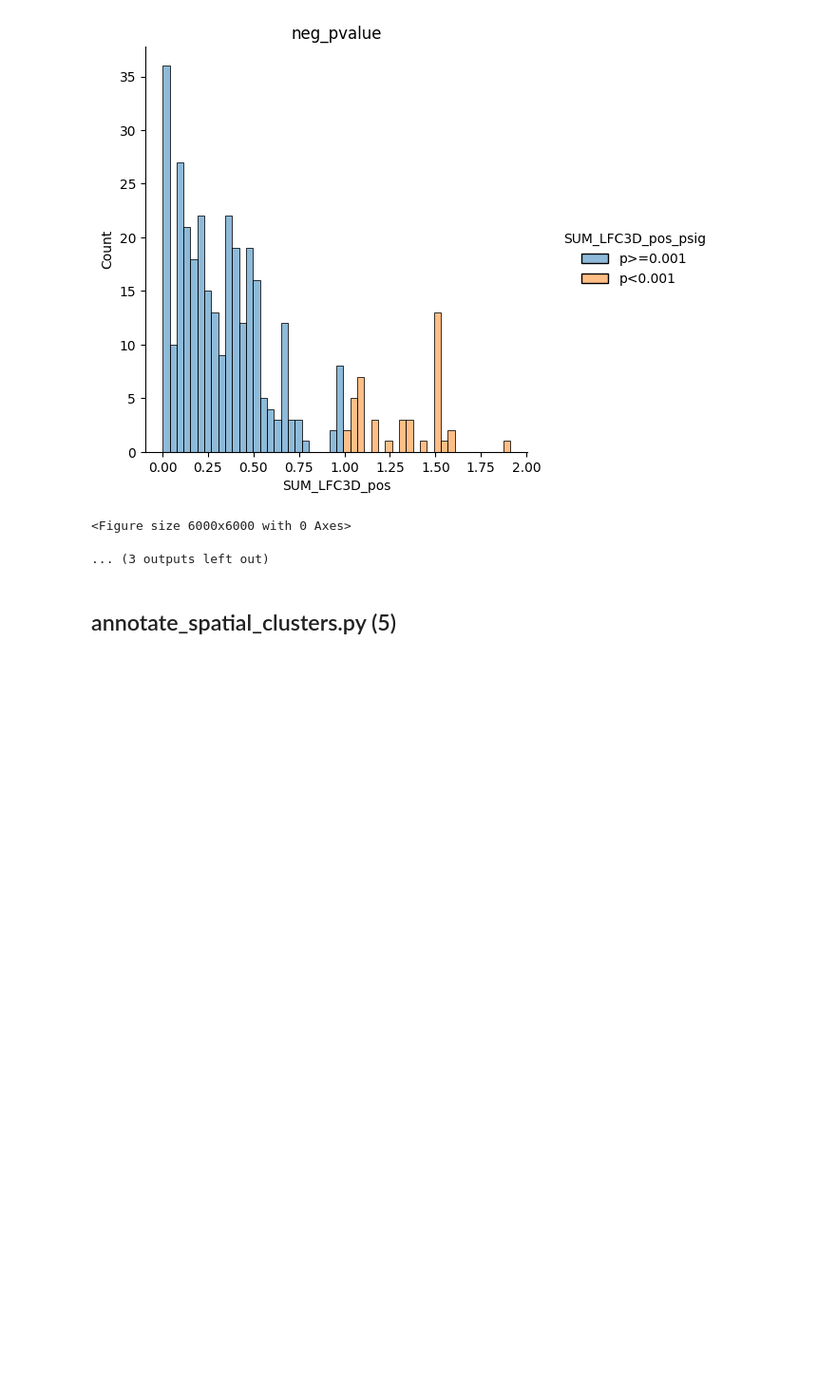
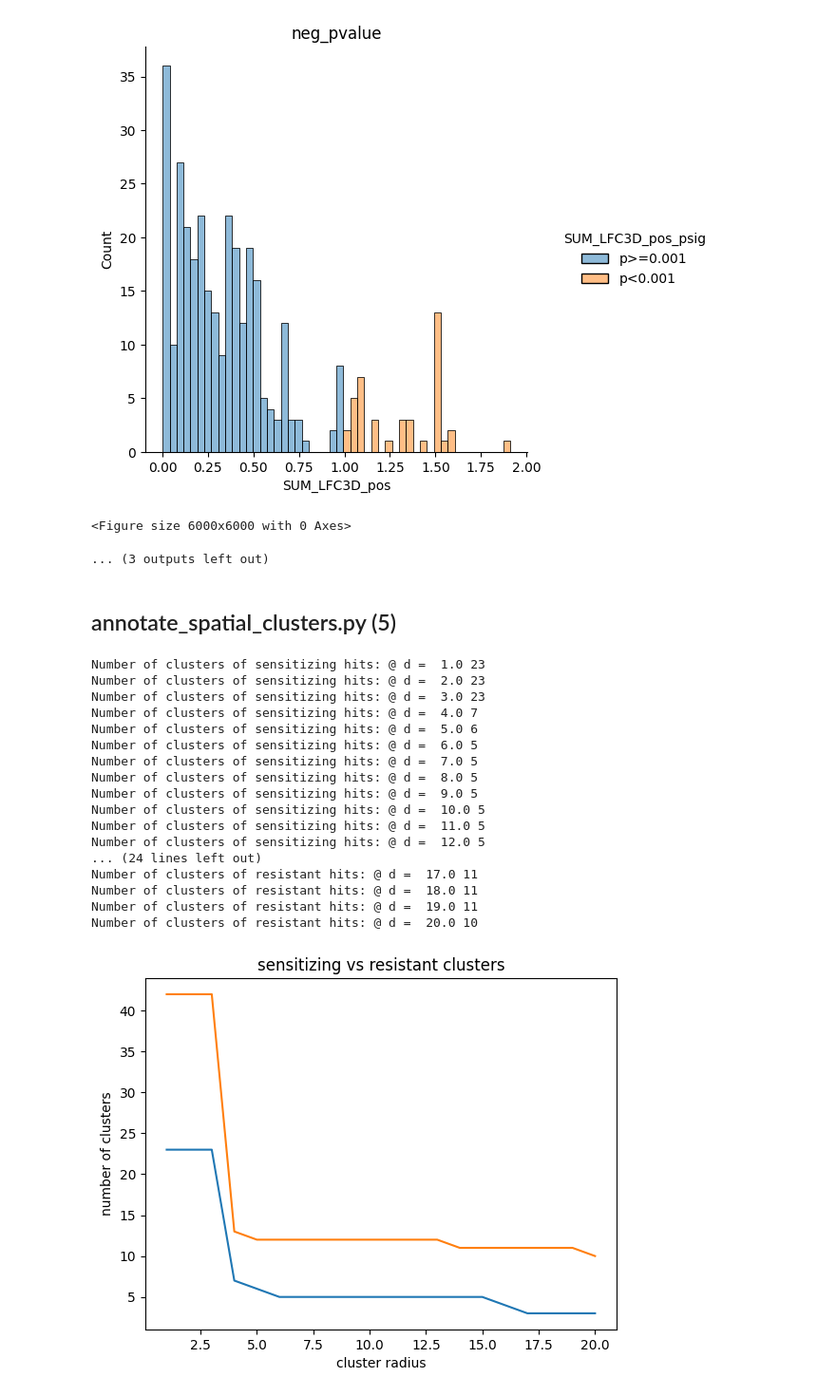
Before and after one commit to broadinstitute/BEClust3D, a Jupyter notebook: beclust3d/dev_testing.ipynb, the cells around one changed output. Shown at 95% size. Cells and saved outputs as stored; diff of their text form; code cells hidden in the pictures; blank space fills up the shorter version.

Commit message:
refactor and add test for annotate spatial clusters

```diff
--- a/beclust3d/dev_testing.ipynb
+++ b/beclust3d/dev_testing.ipynb
@@ -288,7 +288,6 @@ Human_InVitro_SW480_TadA_D14_Input.txt
 # %%
 from calculate_lfc3d import calculate_lfc3d
 # %%
-structureid = f"AF-{input_uniprot}-F1-model_v4"
 df_str_cons = pd.read_csv(f"{workdir}/{input_gene}/{structureid}_coord_struc_features.tsv", sep = "\t")
 
 for screen in screens:
@@ -393,0 +398,28 @@ length of SUM_LFC3D_pos: 342
+# %%
+df_str_cons = pd.read_csv(f"{workdir}/{input_gene}/{structureid}_coord_struc_features.tsv", sep = "\t")
+df_META = pd.read_csv(f"{workdir}/{input_gene}/metaaggregation/{structureid}_{screen1}_MetaAggr_LFC3D_and_randomized_background.tsv", sep = "\t")
+
+dists, arrs = clustering(df_str_cons,
+                         df_META,
+                         workdir=workdir,
+                         input_gene=input_gene,
+                         structureid=structureid, )
+# %% [output]
+Number of clusters of sensitizing hits: @ d =  1.0 23
+Number of clusters of sensitizing hits: @ d =  2.0 23
+Number of clusters of sensitizing hits: @ d =  3.0 23
+Number of clusters of sensitizing hits: @ d =  4.0 7
+Number of clusters of sensitizing hits: @ d =  5.0 6
+Number of clusters of sensitizing hits: @ d =  6.0 5
+Number of clusters of sensitizing hits: @ d =  7.0 5
+Number of clusters of sensitizing hits: @ d =  8.0 5
+Number of clusters of sensitizing hits: @ d =  9.0 5
+Number of clusters of sensitizing hits: @ d =  10.0 5
+Number of clusters of sensitizing hits: @ d =  11.0 5
+Number of clusters of sensitizing hits: @ d =  12.0 5
+... (24 lines left out)
+Number of clusters of resistant hits: @ d =  17.0 11
+Number of clusters of resistant hits: @ d =  18.0 11
+Number of clusters of resistant hits: @ d =  19.0 11
+Number of clusters of resistant hits: @ d =  20.0 10
+[figure, added]
```
Also changed, not shown: parts of 5 cells of this notebook, 3 other files.
